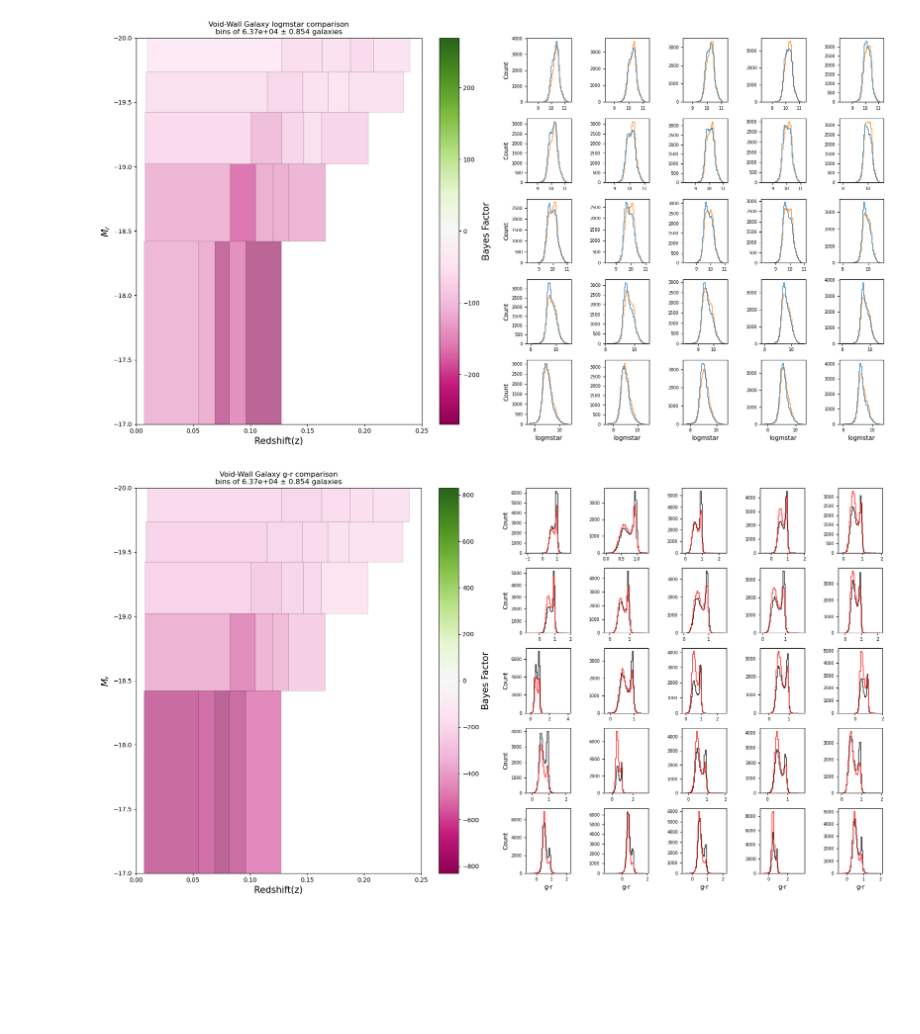
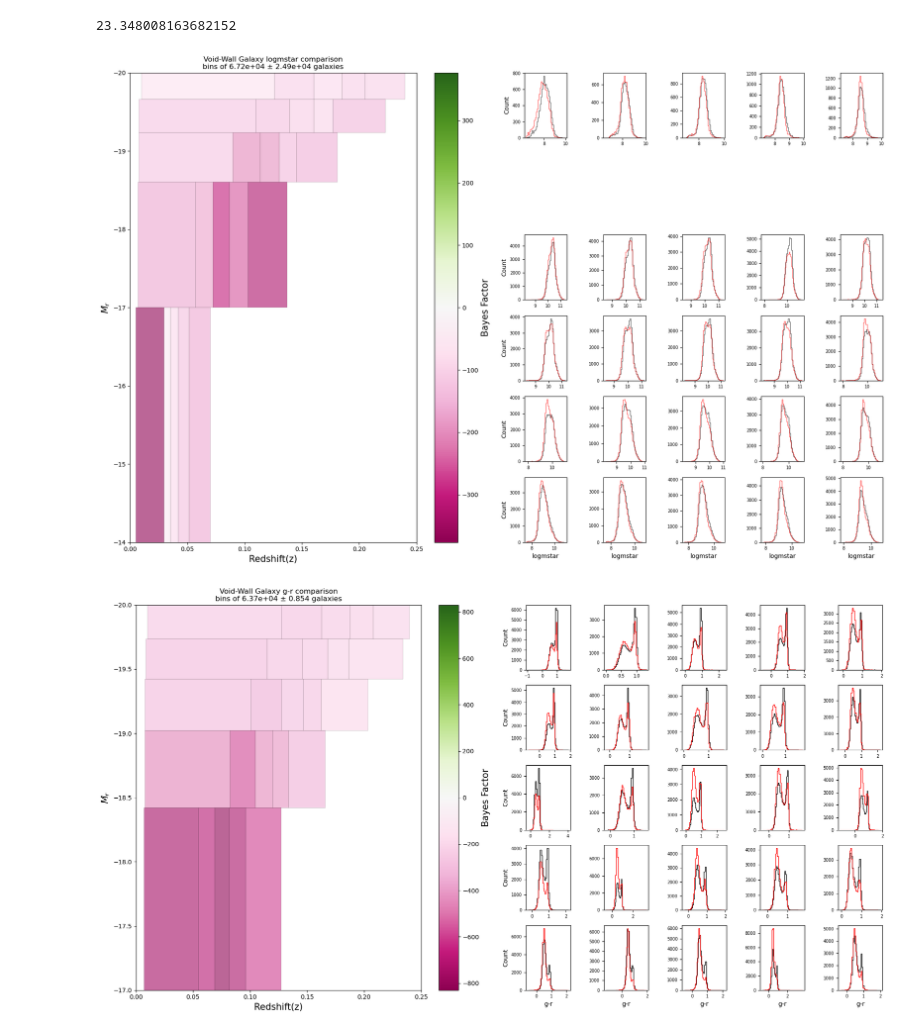
Before and after one commit to DESI-UR/bff, a Jupyter notebook: DESI_BGS_DR2_BF_Diagnostic_Plots (1).ipynb, the cells around one changed output. Drawn from its saved outputs; the diff is of its cells as text; code cells hidden in the pictures; blank space fills up the shorter version.

```diff
--- a/DESI_BGS_DR2_BF_Diagnostic_Plots (1).ipynb
+++ b/DESI_BGS_DR2_BF_Diagnostic_Plots (1).ipynb
@@ -28,0 +41,5 @@ galaxy_table = Table.read(
+# %%
+galaxy_metallicity['OH_p50'] += 12
+galaxy_metallicity = galaxy_metallicity[galaxy_metallicity['Z'] <= .24]
+# %%
+galaxy_metallicity = galaxy_metallicity[(galaxy_metallicity['ABSMAG01_SDSS_R'] <= -14) & (galaxy_metallicity['ABSMAG01_SDSS_R'] >= -20)]
@@ -150,7 +187,7 @@ galaxy_table['dec'].name = 'DEC'
 galaxy_table['redshift'].name = 'Z'
 # %%
 
-def get_property(prop_name, algorithm, environment, sample):
+def get_property(prop_name, algorithm, environment, sample, metallicity=False):
     """
     select galaxy property
 
@@ -163,12 +200,17 @@ def get_property(prop_name, algorithm, environment, sample):
     sample: DESI tracer used for selection
 
     """
+    if metallicity == True:
+        gals = galaxy_metallicity
+    elif metallicity == False:
+        gals = galaxy_table
+
     if environment == 'void':
-        gals = galaxy_table[galaxy_table[f'{algorithm}_FLAG'] == 1]
+        gals = gals[gals[f'{algorithm}_FLAG'] == 1]
     elif environment == 'wall':
-        gals = galaxy_table[galaxy_table[f'{algorithm}_FLAG'] == 0]
+        gals = gals[gals[f'{algorithm}_FLAG'] == 0]
     elif environment == 'all':
-        gals = galaxy_table[(galaxy_table[f'{algorithm}_FLAG'] == 0) + (galaxy_table[f'{algorithm}_FLAG'] == 1)]
+        gals = gals[(gals[f'{algorithm}_FLAG'] == 0) + (gals[f'{algorithm}_FLAG'] == 1)]
     else:
         raise ValueError('Invalid environment:', environment)
 
@@ -187,6 +229,10 @@ def get_property(prop_name, algorithm, environment, sample):
         return gals['ABSMAG01_SDSS_U'] - gals['ABSMAG01_SDSS_R']
     elif prop_name.lower() in ['color_gr', 'gr', 'g-r']:
         return gals['ABSMAG01_SDSS_G'] - gals['ABSMAG01_SDSS_R']
+    elif prop_name.lower() in ['oh_p50']:
+        return gals['OH_p50']
+    elif prop_name.lower() in ['no', 'n/o']:
+        return gals['NH_p50'] - gals['OH_p50']
 
     elif prop_name.lower() in ['halpha', 'halpha_ew']:
         return gals['HALPHA_EW']
@@ -453,16 +438,16 @@ def plot_heatmap_diagnostic(prop_name, num_mr_bins=6, num_z_bins=6, linewidth=.2
 # %%
-def plot_heatmap_and_hist(prop_name, num_mr_bins=6, num_z_bins=6, mr_min=-20, mr_max=-17):
+def plot_heatmap_and_hist(prop_name, num_mr_bins=6, num_z_bins=6, mr_min=-20, mr_max=-17, lim17 = True, sample='BGS'):
     """
     Plot Bayes Factor Heatmap in grid with
     diagnostic histograms across mr and z bins
     """
 
-    hist_data = property_histograms_data(prop_name,num_mr_bins,num_z_bins, mr_min=mr_min, mr_max=mr_max)
+    hist_data = property_histograms_data(prop_name,num_mr_bins,num_z_bins, mr_min=mr_min, mr_max=mr_max, lim17=lim17, sample=sample)
 
-    nrows = num_mr_bins - 1
-    ncols = num_z_bins
+    nrows = num_mr_bins + 1
+    ncols = num_z_bins + 2
 
-    fig = plt.figure(figsize=(10+2*nrows, 2*nrows))
+    fig = plt.figure(figsize=(10+2*nrows, 2*nrows), constrained_layout=True)
     gs = GridSpec(nrows, ncols + 5, figure=fig)
 
 
@@ -471,7 +456,7 @@ def plot_heatmap_and_hist(prop_name, num_mr_bins=6, num_z_bins=6, mr_min=-20, mr
     plot_heatmap_diagnostic(prop_name,
                             num_mr_bins=num_mr_bins,
                             num_z_bins=num_z_bins,
-                            ax=ax_heatmap, mr_min=mr_min, mr_max=mr_max)
+                            ax=ax_heatmap, mr_min=mr_min, mr_max=mr_max, lim17 = lim17, sample=sample)
 
 
     for (mr_i, z_i, mrmin, mrmax, zmin, zmax,
@@ -479,12 +464,14 @@ def plot_heatmap_and_hist(prop_name, num_mr_bins=6, num_z_bins=6, mr_min=-20, mr
 
         ax = fig.add_subplot(gs[mr_i, z_i + 5])
 
+
         ax.hist(wall_bin, bins=40,
                 histtype='step', color='black', alpha =.6)
+
+
         ax.hist(void_bin, bins=40,
                 histtype='step', color='red', alpha=.6)
         """
-
         ax.set_title(
             f"{mrmin:.2f} < M_r < {mrmax:.2f}\n"
             f"{zmin:.3f} < z < {zmax:.3f}",
@@ -500,5 +487,4 @@ def plot_heatmap_and_hist(prop_name, num_mr_bins=6, num_z_bins=6, mr_min=-20, mr
 
         ax.tick_params(labelsize=7)
 
-    plt.tight_layout()
     plt.show()
@@ -510,7 +597,11 @@ for variable in ['mr','log_mstar','g-r','u-r','halpha']:
+# %%
+print(get_bayes_factor(get_property('no', 'VF', 'void', 'BGS', True), get_property('no', 'VF', 'wall', 'BGS', True), log_BF=True))
+# %% [output]
+23.348008163682152
 # %%
-plot_heatmap_and_hist('logmstar', num_mr_bins=6, num_z_bins=6)
+plot_heatmap_and_hist('logmstar', num_mr_bins=5, num_z_bins=5, mr_min=-20, mr_max=-14, lim17 = True)
 # %% [output]
-[figure, old version]
+[figure, new version]
 # %%
 plot_heatmap_and_hist('g-r', num_mr_bins=6, num_z_bins=6)
 # %% [output]
```
Also changed, not shown: parts of 20 cells of this notebook.
